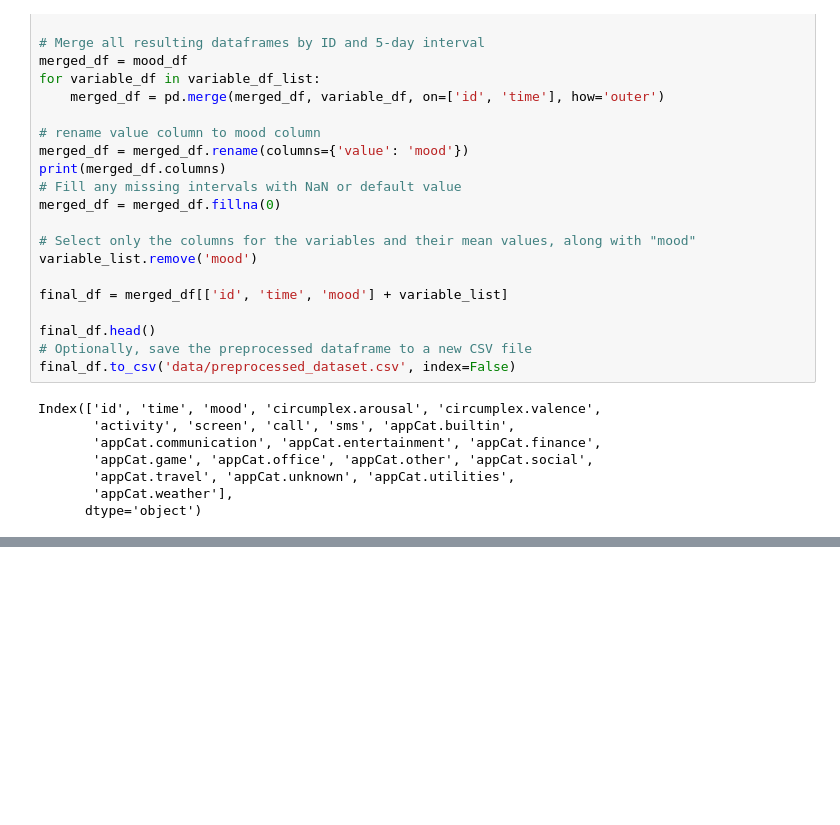
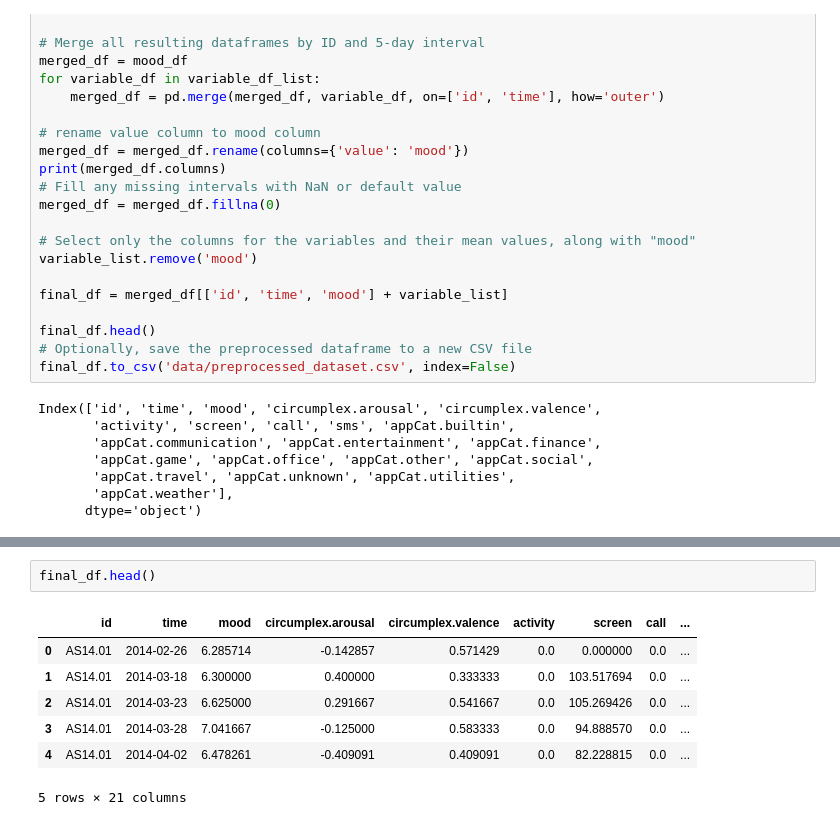
Before and after one commit to JornGitHub/DMT34, a Jupyter notebook: assignment-1/main.ipynb, the cells around one changed output, grey strips where cells are left out. Drawn from its saved outputs; the diff is of its cells as text; blank space fills up the shorter version.

```diff
--- a/assignment-1/main.ipynb
+++ b/assignment-1/main.ipynb
@@ -150,0 +160,10 @@ Index(['id', 'time', 'mood', 'circumplex.arousal', 'circumplex.valence',
+# %%
+final_df.head()
+# %% [output]
+|  | id | time | mood | circumplex.arousal | circumplex.valence | activity | screen | call | ... |
+| 0 | AS14.01 | 2014-02-26 | 6.285714 | -0.142857 | 0.571429 | 0.0 | 0.000000 | 0.0 | ... |
+| 1 | AS14.01 | 2014-03-18 | 6.300000 | 0.400000 | 0.333333 | 0.0 | 103.517694 | 0.0 | ... |
+| 2 | AS14.01 | 2014-03-23 | 6.625000 | 0.291667 | 0.541667 | 0.0 | 105.269426 | 0.0 | ... |
+| 3 | AS14.01 | 2014-03-28 | 7.041667 | -0.125000 | 0.583333 | 0.0 | 94.888570 | 0.0 | ... |
+| 4 | AS14.01 | 2014-04-02 | 6.478261 | -0.409091 | 0.409091 | 0.0 | 82.228815 | 0.0 | ... |
+5 rows × 21 columns
```
Also changed, not shown: parts of 1 cell of this notebook.
